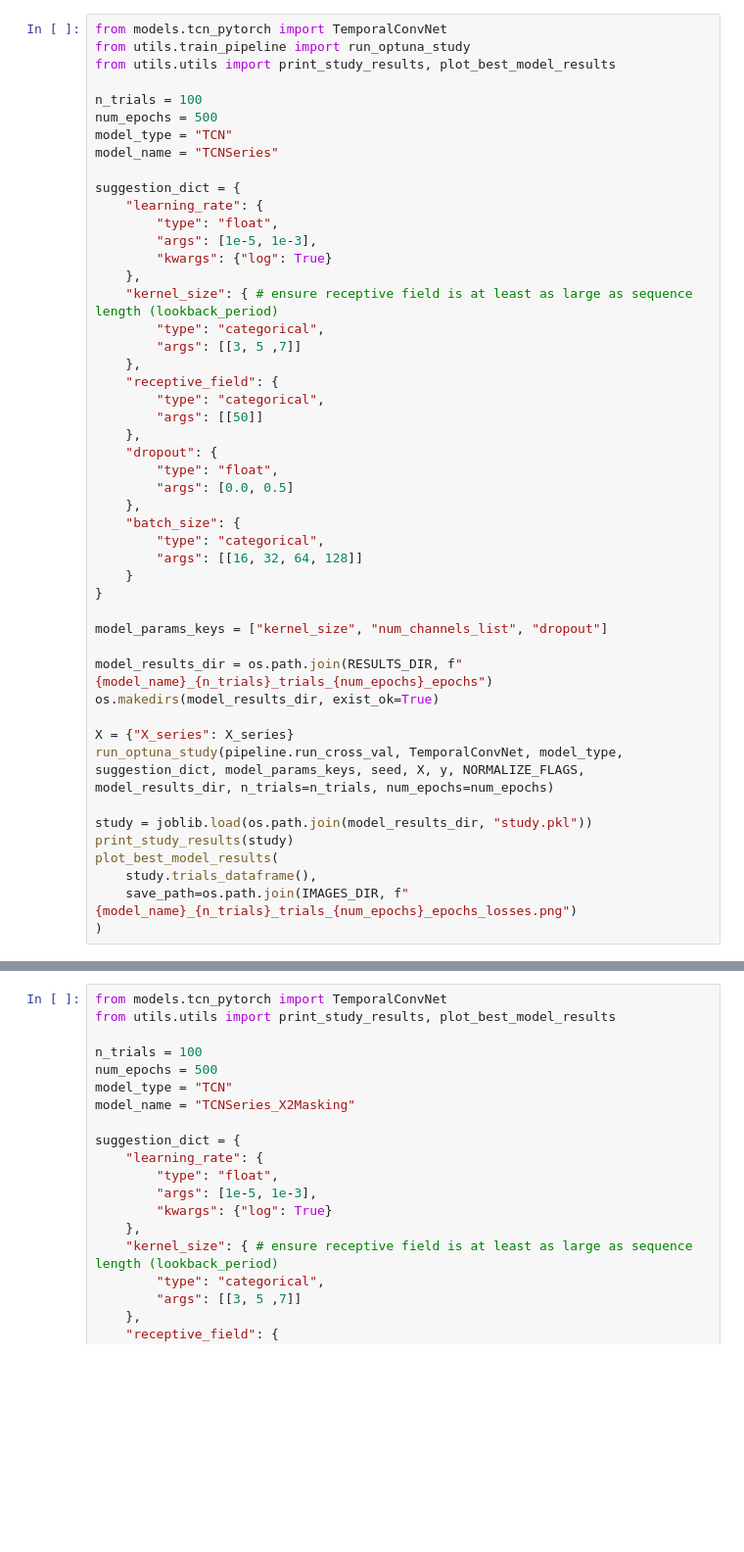
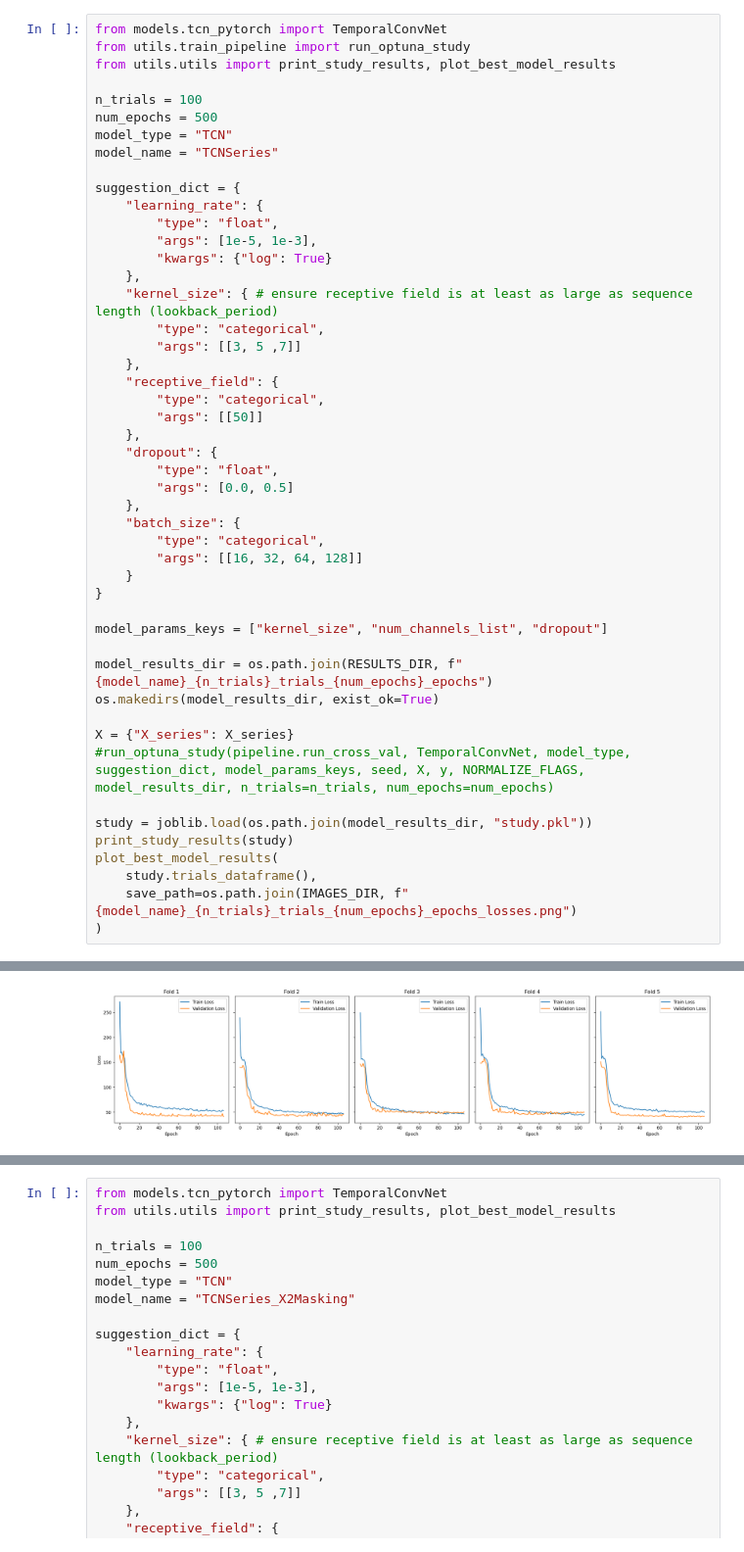
Before and after one commit to MiguelGarcaoSilva/motifpred, a Jupyter notebook: code/casestudy_syntheticdata2/casestudy_tcn.ipynb, the cells around one changed output, grey strips where cells are left out. Shown: that part at 98% size. Drawn from its saved outputs; the diff is of its cells as text; blank space fills up the shorter version.

```diff
--- a/code/casestudy_syntheticdata2/casestudy_tcn.ipynb
+++ b/code/casestudy_syntheticdata2/casestudy_tcn.ipynb
@@ -123,7 +151,7 @@ model_results_dir = os.path.join(RESULTS_DIR, f"{model_name}_{n_trials}_trials_{
 os.makedirs(model_results_dir, exist_ok=True)
 
 X = {"X_series": X_series}
-run_optuna_study(pipeline.run_cross_val, TemporalConvNet, model_type, suggestion_dict, model_params_keys, seed, X, y, NORMALIZE_FLAGS, model_results_dir, n_trials=n_trials, num_epochs=num_epochs)
+#run_optuna_study(pipeline.run_cross_val, TemporalConvNet, model_type, suggestion_dict, model_params_keys, seed, X, y, NORMALIZE_FLAGS, model_results_dir, n_trials=n_trials, num_epochs=num_epochs)
 
 study = joblib.load(os.path.join(model_results_dir, "study.pkl"))
 print_study_results(study)
@@ -131,3 +159,4 @@ plot_best_model_results(
     study.trials_dataframe(),
     save_path=os.path.join(IMAGES_DIR, f"{model_name}_{n_trials}_trials_{num_epochs}_epochs_losses.png")
 )
+# %% [output]
@@ -133,0 +172 @@ plot_best_model_results(
+[figure, added]
```
Also changed, not shown: parts of 8 cells of this notebook, 4 other files.
